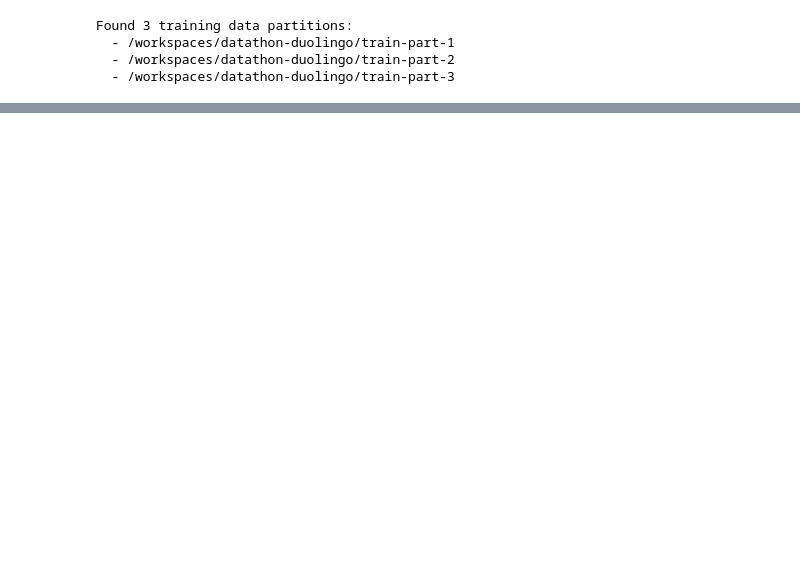
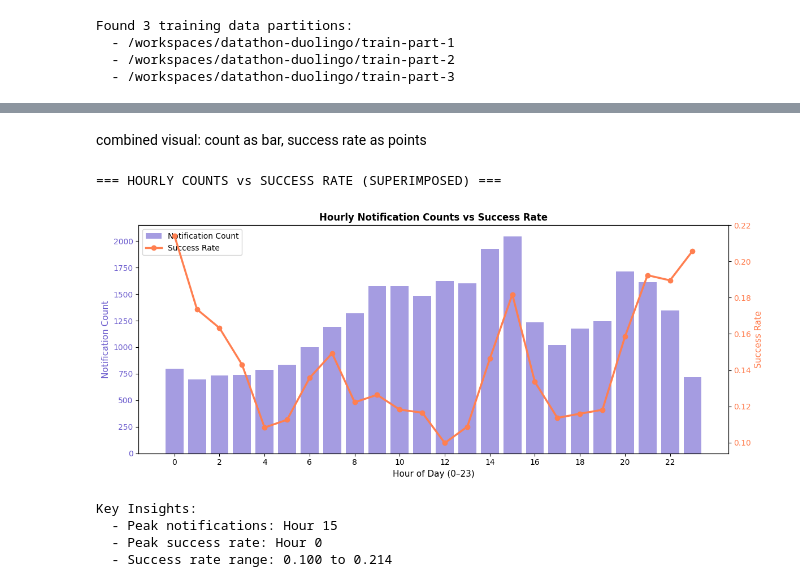
Before and after one commit to lab-hu/datathon-duolingo, a Jupyter notebook: analysis.ipynb, the cells around one changed output, grey strips where cells are left out. Cells and saved outputs as stored; diff of their text form; code cells hidden in the pictures; blank space fills up the shorter version.

```diff
--- a/analysis.ipynb
+++ b/analysis.ipynb
@@ -313,0 +507,44 @@ Non-completion rate (False): 85.92%
+# %% [markdown]
+combined visual: count as bar, success rate as points
+# %%
+# === COMBINED HOURLY ANALYSIS: COUNTS + SUCCESS RATE ===
+print("=== HOURLY COUNTS vs SUCCESS RATE (SUPERIMPOSED) ===\n")
+
+# Create figure with dual y-axes
+fig, ax1 = plt.subplots(figsize=(12, 5))
+
+# Left y-axis: Notification counts (bar chart)
+ax1.bar(hourly_counts['hour'], hourly_counts['notifications'],
+        alpha=0.6, color='slateblue', label='Notification Count')
+ax1.set_xlabel('Hour of Day (0–23)', fontsize=11)
+ax1.set_ylabel('Notification Count', color='slateblue', fontsize=11)
+ax1.tick_params(axis='y', labelcolor='slateblue')
+ax1.set_xticks(range(0, 24, 2))
+
+# Right y-axis: Success rate (line chart)
+ax2 = ax1.twinx()
+ax2.plot(hourly_success['hour'], hourly_success['success_rate'],
+         color='coral', marker='o', linewidth=2.5, markersize=6, label='Success Rate')
+ax2.set_ylabel('Success Rate', color='coral', fontsize=11)
+ax2.tick_params(axis='y', labelcolor='coral')
+
+# Title and legend
+plt.title('Hourly Notification Counts vs Success Rate', fontsize=12, fontweight='bold')
+lines1, labels1 = ax1.get_legend_handles_labels()
+lines2, labels2 = ax2.get_legend_handles_labels()
+ax1.legend(lines1 + lines2, labels1 + labels2, loc='upper left', fontsize=10)
+
+fig.tight_layout()
+plt.show()
+
+print("Key Insights:")
+print(f"  - Peak notifications: Hour {hourly_counts.loc[hourly_counts['notifications'].idxmax(), 'hour']:.0f}")
+print(f"  - Peak success rate: Hour {hourly_success.loc[hourly_success['success_rate'].idxmax(), 'hour']:.0f}")
+print(f"  - Success rate range: {hourly_success['success_rate'].min():.3f} to {hourly_success['success_rate'].max():.3f}")
+# %% [output]
+=== HOURLY COUNTS vs SUCCESS RATE (SUPERIMPOSED) ===
+[figure, added]
+Key Insights:
+  - Peak notifications: Hour 15
+  - Peak success rate: Hour 0
+  - Success rate range: 0.100 to 0.214
```
Also changed, not shown: parts of 54 cells of this notebook.
